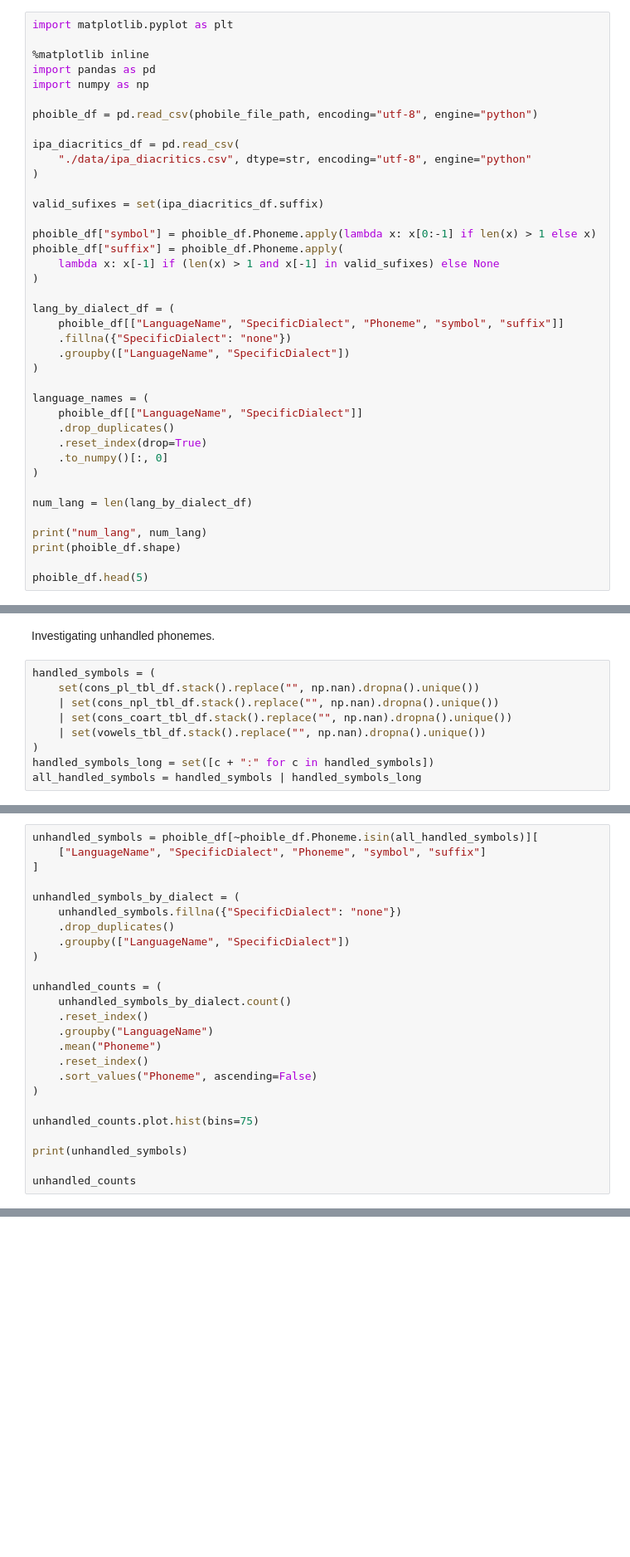
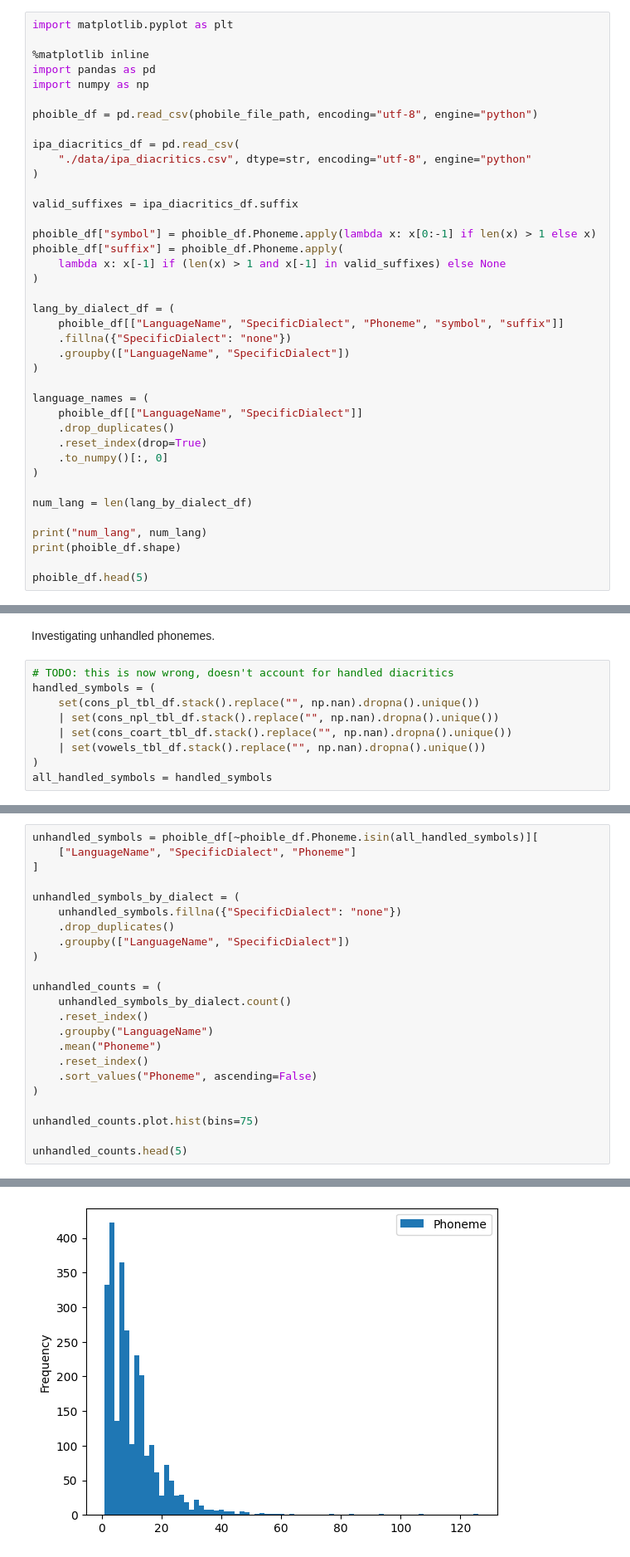
Before and after one commit to Pappa/conlanger, a Jupyter notebook: notebooks/prepare_phoible_data.ipynb, the cells around one changed output, grey strips where cells are left out. Shown at 83% size. Saved outputs shown, nothing was run; the diff lists cells and outputs as text; blank space fills up the shorter version.

Commit message:
WIP diacritics

```diff
--- a/notebooks/prepare_phoible_data.ipynb
+++ b/notebooks/prepare_phoible_data.ipynb
@@ -29,11 +29,11 @@ ipa_diacritics_df = pd.read_csv(
     "./data/ipa_diacritics.csv", dtype=str, encoding="utf-8", engine="python"
 )
 
-valid_sufixes = set(ipa_diacritics_df.suffix)
+valid_suffixes = ipa_diacritics_df.suffix
 
 phoible_df["symbol"] = phoible_df.Phoneme.apply(lambda x: x[0:-1] if len(x) > 1 else x)
 phoible_df["suffix"] = phoible_df.Phoneme.apply(
-    lambda x: x[-1] if (len(x) > 1 and x[-1] in valid_sufixes) else None
+    lambda x: x[-1] if (len(x) > 1 and x[-1] in valid_suffixes) else None
 )
 
 lang_by_dialect_df = (
@@ -287,11 +390,11 @@ plt.show()
 # %% [markdown]
 Investigating unhandled phonemes.
 # %%
+# TODO: this is now wrong, doesn't account for handled diacritics
 handled_symbols = (
     set(cons_pl_tbl_df.stack().replace("", np.nan).dropna().unique())
     | set(cons_npl_tbl_df.stack().replace("", np.nan).dropna().unique())
     | set(cons_coart_tbl_df.stack().replace("", np.nan).dropna().unique())
     | set(vowels_tbl_df.stack().replace("", np.nan).dropna().unique())
 )
-handled_symbols_long = set([c + "ː" for c in handled_symbols])
-all_handled_symbols = handled_symbols | handled_symbols_long
+all_handled_symbols = handled_symbols
@@ -345,6 +401,6 @@ all_phonemes.suffix.value_counts()
 # %%
 unhandled_symbols = phoible_df[~phoible_df.Phoneme.isin(all_handled_symbols)][
-    ["LanguageName", "SpecificDialect", "Phoneme", "symbol", "suffix"]
+    ["LanguageName", "SpecificDialect", "Phoneme"]
 ]
 
 unhandled_symbols_by_dialect = (
@@ -364,6 +420,5 @@ unhandled_counts = (
 
 unhandled_counts.plot.hist(bins=75)
 
-print(unhandled_symbols)
-
-unhandled_counts
+unhandled_counts.head(5)
+# %% [output]
@@ -369,0 +431 @@ unhandled_counts
+[figure, added]
```
Also changed, not shown: parts of 19 cells of this notebook, 5 other files.
